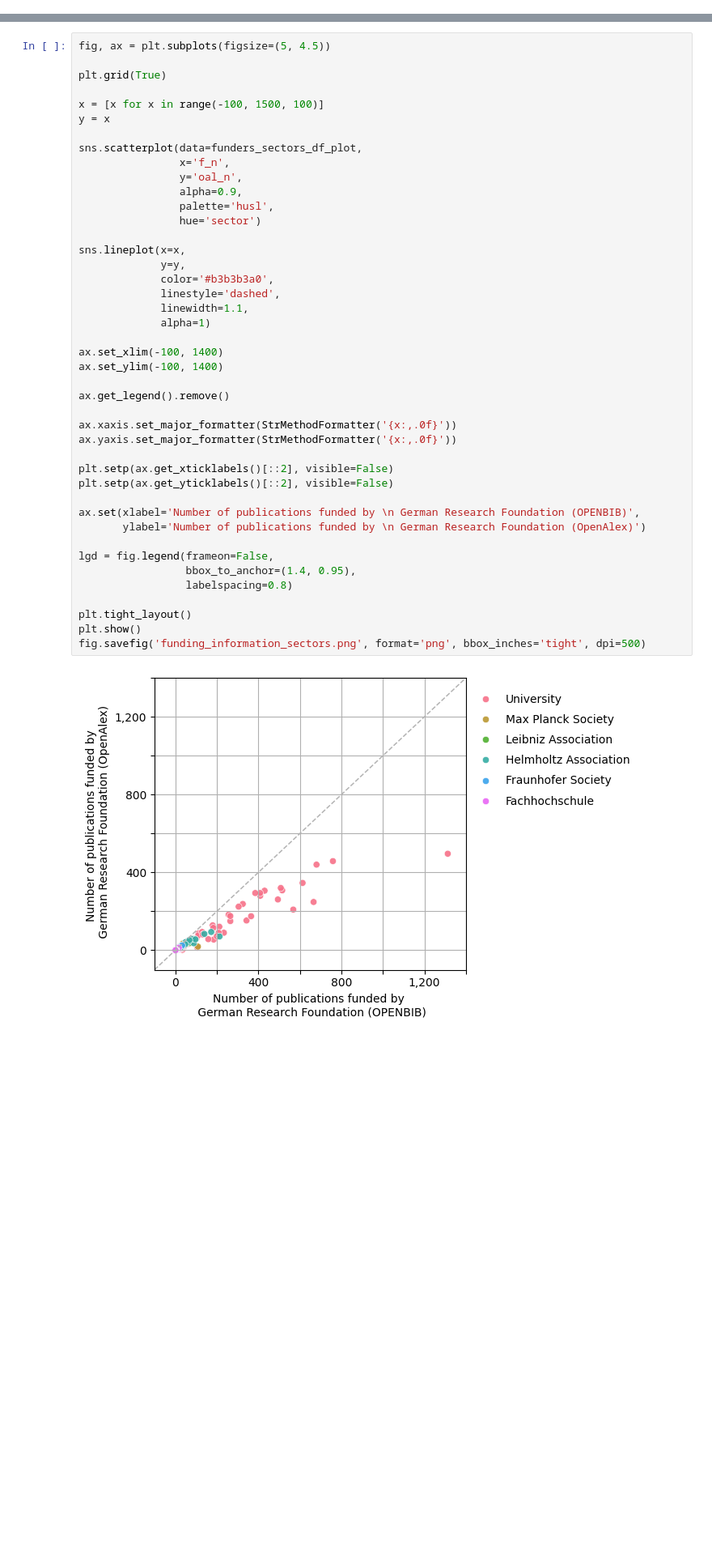
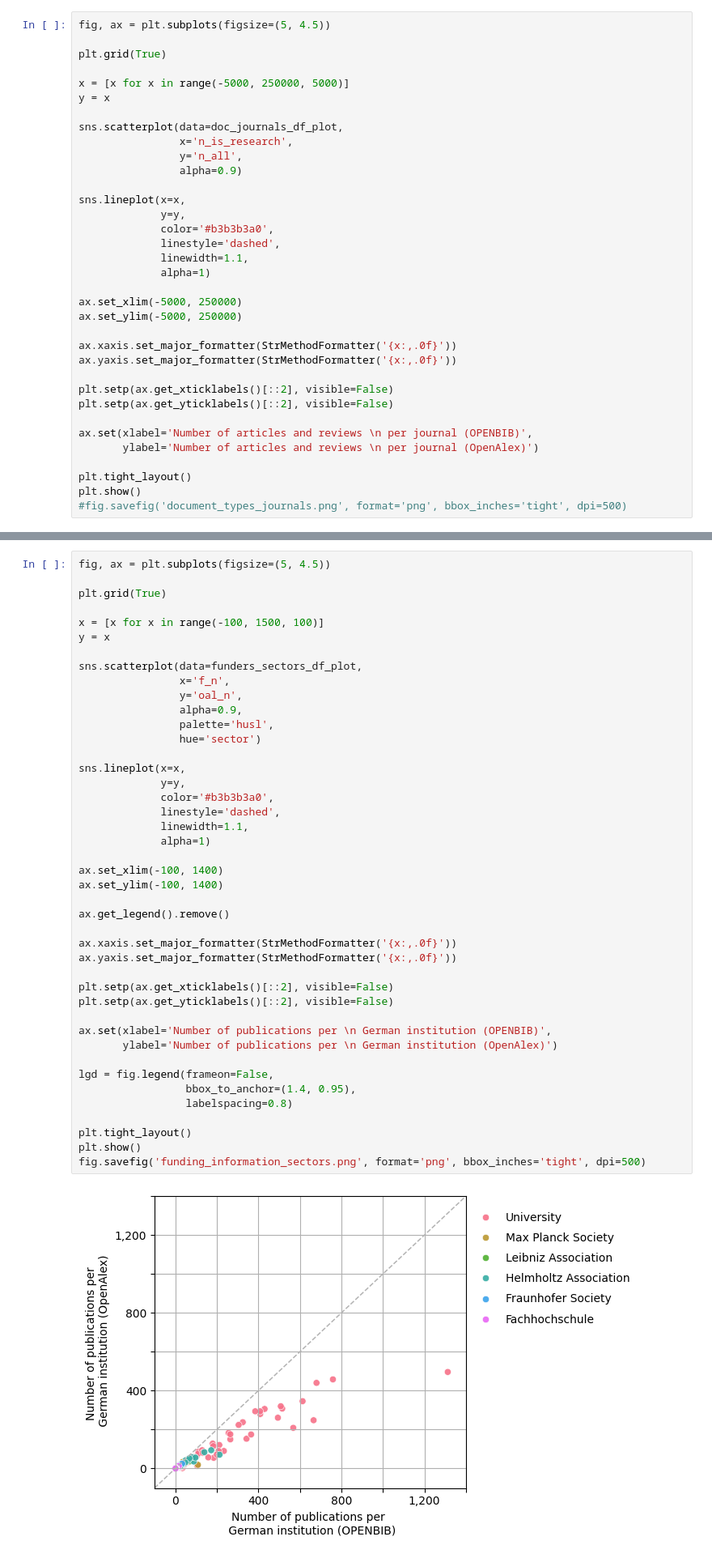
Before and after one commit to kbopenbib/kbopenbib_data, a Jupyter notebook: examples/bigquery_notebook.ipynb, the cells around one changed output, grey strips where cells are left out. Shown at 81% size. Drawn from its saved outputs; the diff is of its cells as text; blank space fills up the shorter version.

```diff
--- a/examples/bigquery_notebook.ipynb
+++ b/examples/bigquery_notebook.ipynb
@@ -319,0 +330,35 @@ doc_sectors_type_df[doc_sectors_type_df.is_research==False].sort_values(by='prop
+# %%
+fig, ax = plt.subplots(figsize=(5, 4.5))
+
+plt.grid(True)
+
+x = [x for x in range(-5000, 250000, 5000)]
+y = x
+
+sns.scatterplot(data=doc_journals_df_plot,
+                x='n_is_research',
+                y='n_all',
+                alpha=0.9)
+
+sns.lineplot(x=x,
+             y=y,
+             color='#b3b3b3a0',
+             linestyle='dashed',
+             linewidth=1.1,
+             alpha=1)
+
+ax.set_xlim(-5000, 250000)
+ax.set_ylim(-5000, 250000)
+
+ax.xaxis.set_major_formatter(StrMethodFormatter('{x:,.0f}'))
+ax.yaxis.set_major_formatter(StrMethodFormatter('{x:,.0f}'))
+
+plt.setp(ax.get_xticklabels()[::2], visible=False)
+plt.setp(ax.get_yticklabels()[::2], visible=False)
+
+ax.set(xlabel='Number of articles and reviews \n per journal (OPENBIB)',
+       ylabel='Number of articles and reviews \n per journal (OpenAlex)')
+
+plt.tight_layout()
+plt.show()
+#fig.savefig('document_types_journals.png', format='png', bbox_inches='tight', dpi=500)
@@ -373,33 +452,33 @@ sns.scatterplot(data=funders_sectors_df_plot,
                 palette='husl',
                 hue='sector')
 
 sns.lineplot(x=x,
              y=y,
              color='#b3b3b3a0',
              linestyle='dashed',
              linewidth=1.1,
              alpha=1)
 
 ax.set_xlim(-100, 1400)
 ax.set_ylim(-100, 1400)
 
 ax.get_legend().remove()
 
 ax.xaxis.set_major_formatter(StrMethodFormatter('{x:,.0f}'))
 ax.yaxis.set_major_formatter(StrMethodFormatter('{x:,.0f}'))
 
 plt.setp(ax.get_xticklabels()[::2], visible=False)
 plt.setp(ax.get_yticklabels()[::2], visible=False)
 
-ax.set(xlabel='Number of publications funded by \n German Research Foundation (OPENBIB)',
-       ylabel='Number of publications funded by \n German Research Foundation (OpenAlex)')
+ax.set(xlabel='Number of publications per \n German institution (OPENBIB)',
+       ylabel='Number of publications per \n German institution (OpenAlex)')
 
 lgd = fig.legend(frameon=False,
                  bbox_to_anchor=(1.4, 0.95),
                  labelspacing=0.8)
 
 plt.tight_layout()
 plt.show()
 fig.savefig('funding_information_sectors.png', format='png', bbox_inches='tight', dpi=500)
 # %% [output]
-[figure, old version]
+[figure, new version]
```
Also changed, not shown: parts of 7 cells of this notebook.
